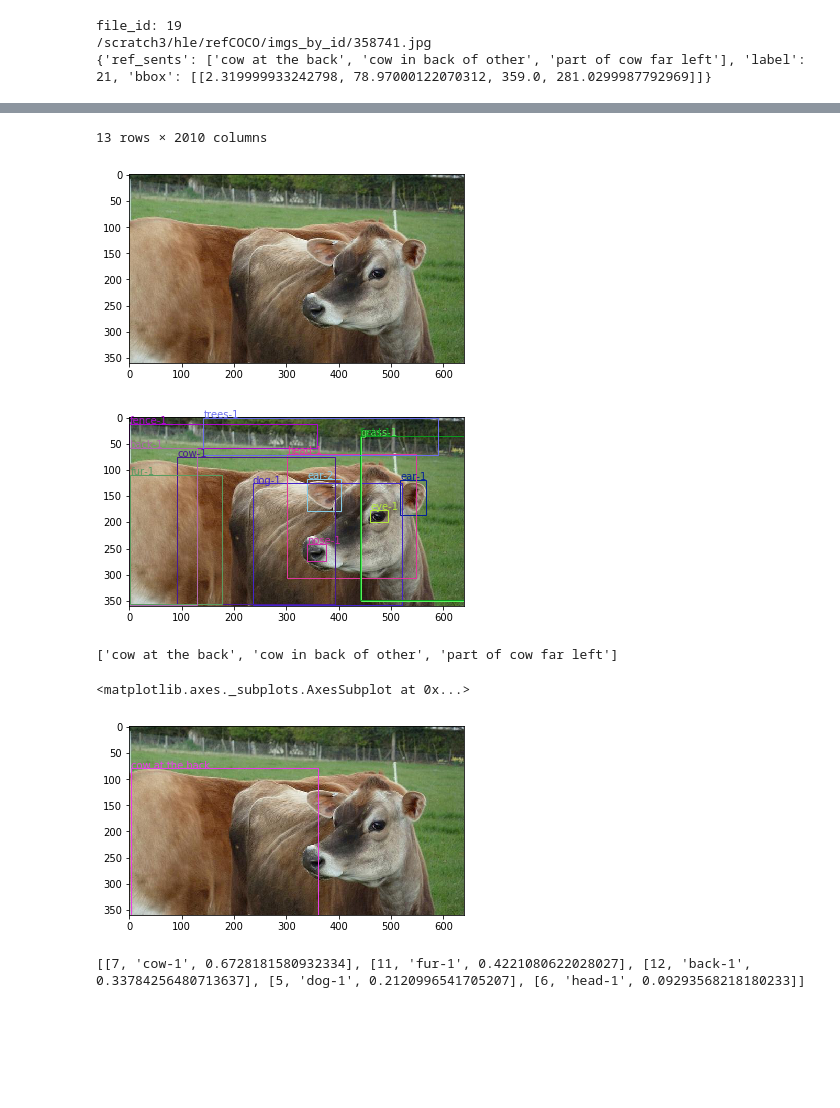
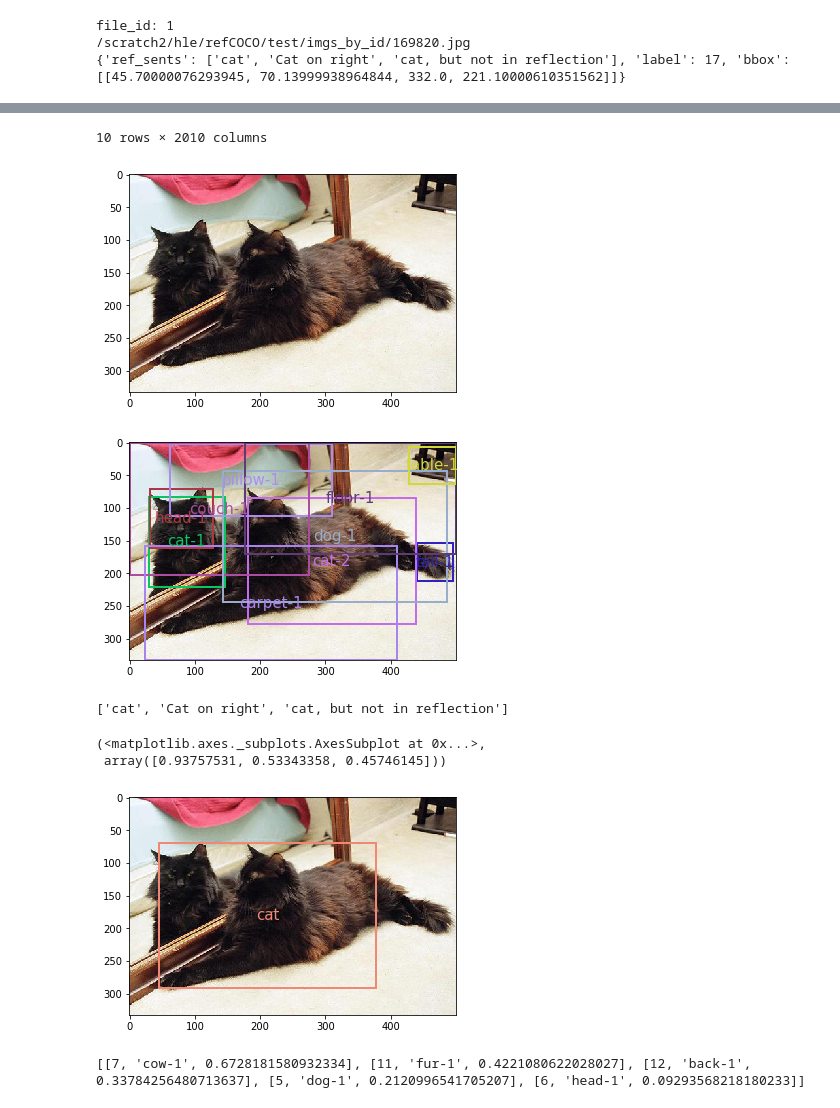
Before and after one commit to taufiqhusada/rsa_referring_expression, a Jupyter notebook: Process_refCOCO_images_and_match_object_to_label.ipynb, the cells around one changed output, grey strips where cells are left out. Drawn from its saved outputs; the diff is of its cells as text; code cells hidden in the pictures; blank space fills up the shorter version.

```diff
--- a/Process_refCOCO_images_and_match_object_to_label.ipynb
+++ b/Process_refCOCO_images_and_match_object_to_label.ipynb
@@ -10,21 +11,21 @@ with open('config.json') as config_file:
     config = json.load(config_file)
 data_path = config['data_path']
 # %%
-file_id = 19
+file_id = 1#200#19
 print(f'file_id: {file_id}')
-df = pd.read_csv(os.path.join(data_path,f'refCOCO/attr_tables/attr_{file_id}.tsv'), encoding='utf-8',sep='\t')
+df = pd.read_csv(os.path.join(data_path,f'refCOCO/test/attr_tables/attr_{file_id}.tsv'), encoding='utf-8',sep='\t')
 img_id = df['image_id'][0]
-filename = os.path.join(data_path, f'refCOCO/imgs_by_id/{img_id}.jpg')
+filename = os.path.join(data_path, f'refCOCO/test/imgs_by_id/{img_id}.jpg')
 print(filename)
 image = plt.imread(filename)
 plt.imshow(image)
-with open(os.path.join(data_path,f'refCOCO/labels/lab_{file_id}.json')) as json_file:
+with open(os.path.join(data_path,f'refCOCO/test/labels/lab_{file_id}.json')) as json_file:
     label = json.load(json_file)
 print(label)
 
 df
 # %% [output]
-file_id: 19
-/scratch3/hle/refCOCO/imgs_by_id/358741.jpg
-{'ref_sents': ['cow at the back', 'cow in back of other', 'part of cow far left'], 'label': 21, 'bbox': [[2.319999933242798, 78.97000122070312, 359.0, 281.0299987792969]]}
+file_id: 1
+/scratch2/hle/refCOCO/test/imgs_by_id/169820.jpg
+{'ref_sents': ['cat', 'Cat on right', 'cat, but not in reflection'], 'label': 17, 'bbox': [[45.70000076293945, 70.13999938964844, 332.0, 221.10000610351562]]}
 |  | box_alias | image_id | ann_id | ref_id | salience | x1 | y1 | w | h | TYPE_yolk | ... |
@@ -44,5 +42,5 @@ file_id: 19
-13 rows × 2010 columns
+10 rows × 2010 columns
-[figure, old version]
+[figure, new version]
 # %%
 box_data = df[['box_alias', 'x1','y1','w','h']]
 fig,ax = plt.subplots(1)
@@ -52,9 +50,9 @@ ax.imshow(img)
 rng = [i for i in range(len(box_data))]
 for i in rng[:]:
     name, x,y,w,h = list(box_data.iloc[i,:])
-    ax = draw_box_obj(name,x,y,w,h,img,ax)
+    ax,_ = draw_box_obj(name,x,y,w,h,img,ax)
 # %% [output]
-[figure, old version]
+[figure, new version]
 # %%
 # DRAWING THE BOX OF THE TRUE LABEL AND PRINT THE TRUE LABELS (REFCOCO)
 print(label['ref_sents'])
@@ -64,9 +62,10 @@ fig,ax_true_label = plt.subplots(1)
 ax_true_label.imshow(img)
 draw_box_obj(sentence,bbox[0],bbox[1],bbox[2],bbox[3],img,ax_true_label)
 # %% [output]
-['cow at the back', 'cow in back of other', 'part of cow far left']
+['cat', 'Cat on right', 'cat, but not in reflection']
-<matplotlib.axes._subplots.AxesSubplot at 0x...>
+(<matplotlib.axes._subplots.AxesSubplot at 0x...>,
+ array([0.93757531, 0.53343358, 0.45746145]))
-[figure, old version]
+[figure, new version]
 # %%
 # RETURN THE TOP 5 MATCH TO THE TARGET LABEL
 top_5 = top_5_match(box_data, bbox)
```
Also changed, not shown: parts of 14 cells of this notebook, 12 other files.
